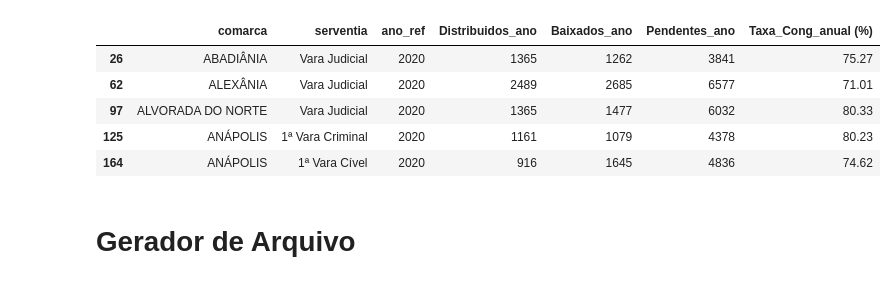
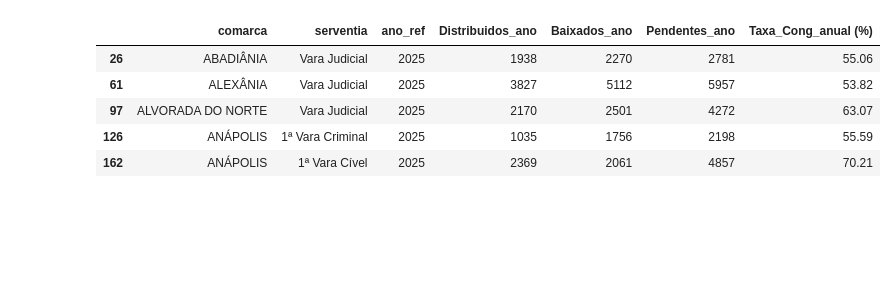
Before and after one commit to dvjuliocesar/TJGO_Projeto7_TxCongGeral, a Jupyter notebook: tx_cong_sep.ipynb, the cells around one changed output. Cells and saved outputs as stored; diff of their text form; code cells hidden in the pictures; blank space fills up the shorter version.

```diff
--- a/tx_cong_sep.ipynb
+++ b/tx_cong_sep.ipynb
@@ -6,5 +10,5 @@ import os
 # %%
-arquivo_csv = ('data/analise_txcg_2025_excluidas_servs_alteradas.csv')
+arquivo_csv = ('dataclean/processos_1.csv')
 df = pd.read_csv(arquivo_csv, sep='#', encoding='utf-8')
 print(df.shape)
 # %% [output]
@@ -168,10 +179,12 @@ df_global_anual[
 # %%
-df_ano = df_global_anual[df_global_anual['ano_ref'].astype(str) == '2020']
+# Filtrando o ANO para exração ANUAL
+ano_alvo = 2025
+df_ano = df_global_anual[df_global_anual['ano_ref'].dt.year == ano_alvo]
 df_ano.head()
 # %% [output]
 |  | comarca | serventia | ano_ref | Distribuidos_ano | Baixados_ano | Pendentes_ano | Taxa_Cong_anual (%) |
-| 26 | ABADIÂNIA | Vara Judicial | 2020 | 1365 | 1262 | 3841 | 75.27 |
-| 62 | ALEXÂNIA | Vara Judicial | 2020 | 2489 | 2685 | 6577 | 71.01 |
-| 97 | ALVORADA DO NORTE | Vara Judicial | 2020 | 1365 | 1477 | 6032 | 80.33 |
-| 125 | ANÁPOLIS | 1ª Vara Criminal | 2020 | 1161 | 1079 | 4378 | 80.23 |
-| 164 | ANÁPOLIS | 1ª Vara Cível | 2020 | 916 | 1645 | 4836 | 74.62 |
+| 26 | ABADIÂNIA | Vara Judicial | 2025 | 1938 | 2270 | 2781 | 55.06 |
+| 61 | ALEXÂNIA | Vara Judicial | 2025 | 3827 | 5112 | 5957 | 53.82 |
+| 97 | ALVORADA DO NORTE | Vara Judicial | 2025 | 2170 | 2501 | 4272 | 63.07 |
+| 126 | ANÁPOLIS | 1ª Vara Criminal | 2025 | 1035 | 1756 | 2198 | 55.59 |
+| 162 | ANÁPOLIS | 1ª Vara Cível | 2025 | 2369 | 2061 | 4857 | 70.21 |
@@ -180,3 +191 @@ len(df_ano)
-# %% [markdown]
-# Gerador de Arquivo
 # %%
```
Also changed, not shown: parts of 36 cells of this notebook.
